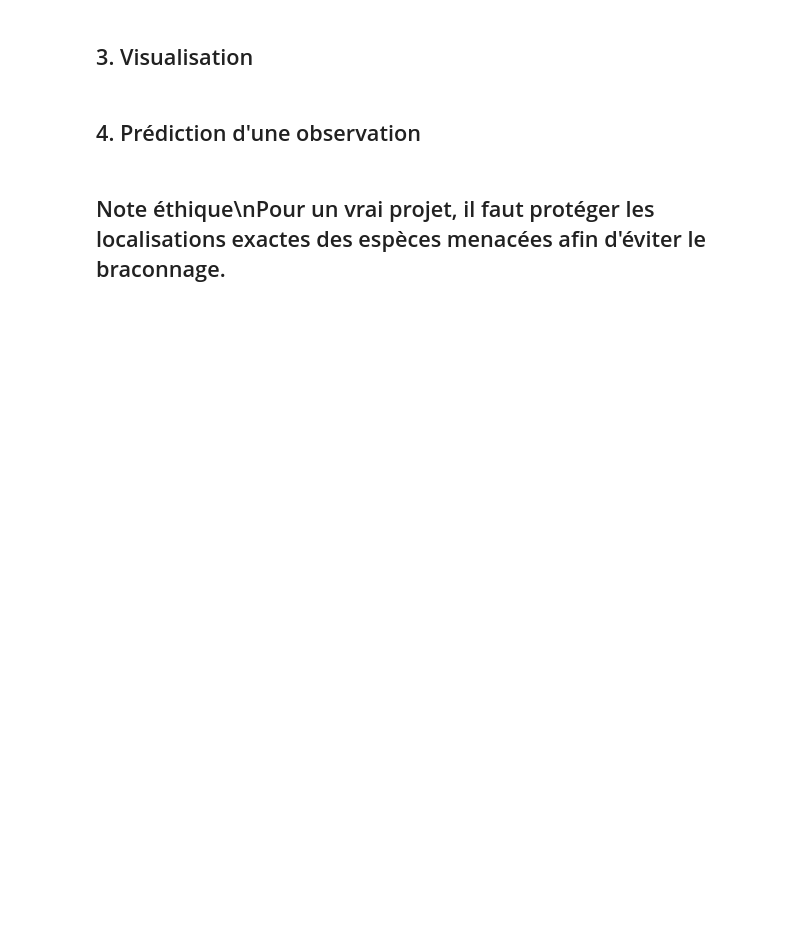
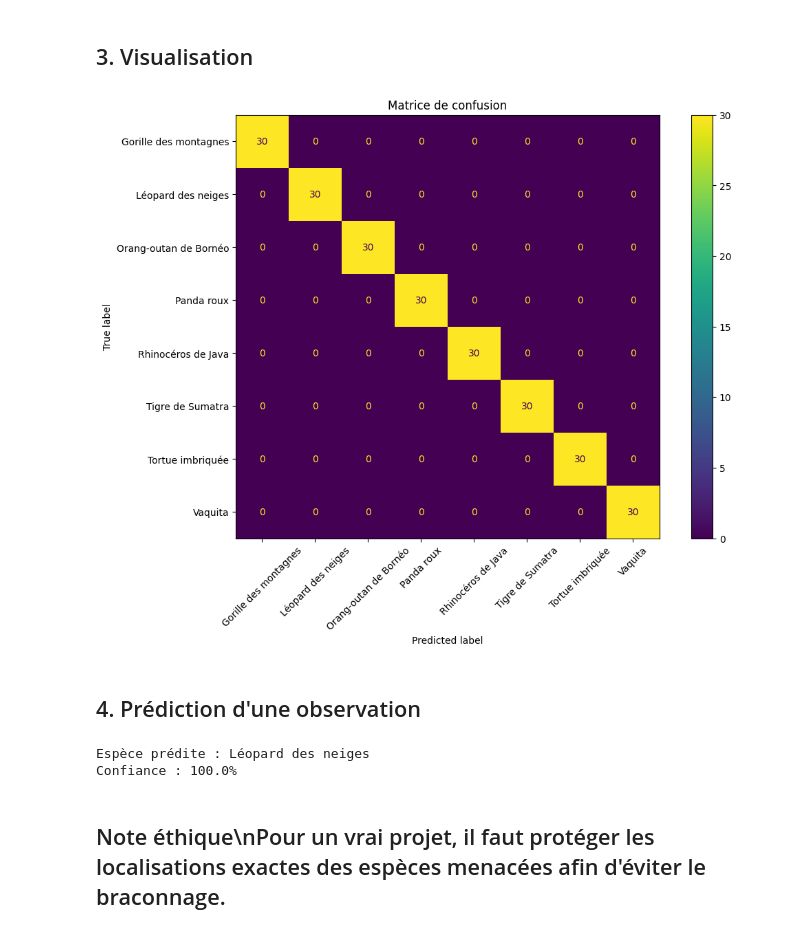
Before and after one commit to stephanietessier/Reconnaissance-des-especes-menacees, a Jupyter notebook: endangered_species_colab_demo.ipynb, the cells around one changed output. Cells and saved outputs as stored; diff of their text form; code cells hidden in the pictures; blank space fills up the shorter version.

```diff
--- a/endangered_species_colab_demo.ipynb
+++ b/endangered_species_colab_demo.ipynb
@@ -11,4 +128,19 @@ profiles = {\n    'Panda roux': ('Himalaya', 'forêt tempérée', 'crépusculair
 # %% [markdown]
 ## 2. Entraînement du modèle
 # %%
-numeric_features = ['body_length_cm', 'weight_kg', 'altitude_m', 'temperature_c']\ncategorical_features = ['region', 'habitat', 'activity', 'visual_pattern', 'threat_level', 'observation_quality']\nX = df[numeric_features + categorical_features]\ny = df['species']\nX_train, X_test, y_train, y_test = train_test_split(X, y, test_size=0.25, random_state=42, stratify=y)\npreprocessor = ColumnTransformer([\n    ('num', StandardScaler(), numeric_features),\n    ('cat', OneHotEncoder(handle_unknown='ignore'), categorical_features),\n])\nmodel = Pipeline([\n    ('preprocessor', preprocessor),\n    ('classifier', RandomForestClassifier(n_estimators=250, random_state=42, class_weight='balanced'))\n])\nmodel.fit(X_train, y_train)\npreds = model.predict(X_test)\nprint(classification_report(y_test, preds))
+numeric_features = ['body_length_cm', 'weight_kg', 'altitude_m', 'temperature_c']
+categorical_features = ['region', 'habitat', 'activity', 'visual_pattern', 'threat_level', 'observation_quality']
+X = df[numeric_features + categorical_features]
+y = df['species']
+X_train, X_test, y_train, y_test = train_test_split(X, y, test_size=0.25, random_state=42, stratify=y)
+preprocessor = ColumnTransformer([
+    ('num', StandardScaler(), numeric_features),
+    ('cat', OneHotEncoder(handle_unknown='ignore'), categorical_features),
+])
+model = Pipeline([
+    ('preprocessor', preprocessor),
+    ('classifier', RandomForestClassifier(n_estimators=250, random_state=42, class_weight='balanced'))
+])
+model.fit(X_train, y_train)
+preds = model.predict(X_test)
+print(classification_report(y_test, preds))
@@ -15,10 +162,37 @@ numeric_features = ['body_length_cm', 'weight_kg', 'altitude_m', 'temperature_c'
 # %% [markdown]
 ## 3. Visualisation
 # %%
-cm = confusion_matrix(y_test, preds, labels=model.classes_)\ndisp = ConfusionMatrixDisplay(confusion_matrix=cm, display_labels=model.classes_)\nfig, ax = plt.subplots(figsize=(12, 8))\ndisp.plot(ax=ax, xticks_rotation=45)\nplt.title('Matrice de confusion')\nplt.show()
+cm = confusion_matrix(y_test, preds, labels=model.classes_)
+disp = ConfusionMatrixDisplay(confusion_matrix=cm, display_labels=model.classes_)
+fig, ax = plt.subplots(figsize=(12, 8))
+disp.plot(ax=ax, xticks_rotation=45)
+plt.title('Matrice de confusion')
+plt.show()
+# %% [output]
+[figure, added]
 # %% [markdown]
 ## 4. Prédiction d'une observation
 # %%
-observation = pd.DataFrame([{\n    'body_length_cm': 185,\n    'weight_kg': 42,\n    'altitude_m': 4200,\n    'temperature_c': 8,\n    'region': 'Asie centrale',\n    'habitat': 'montagne rocheuse',\n    'activity': 'crépusculaire',\n    'visual_pattern': 'rosettes grises',\n    'threat_level': 'vulnérable',\n    'observation_quality': 'bonne',\n}])\nprediction = model.predict(observation)[0]\nconfidence = model.predict_proba(observation).max()\nprint('Espèce prédite :', prediction)\nprint('Confiance :', f'{confidence:.1%}')
+observation = pd.DataFrame([
+    {
+        'body_length_cm': 185,
+        'weight_kg': 42,
+        'altitude_m': 4200,
+        'temperature_c': 8,
+        'region': 'Asie centrale',
+        'habitat': 'montagne rocheuse',
+        'activity': 'crépusculaire',
+        'visual_pattern': 'rosettes grises',
+        'threat_level': 'vulnérable',
+        'observation_quality': 'bonne',
+    }
+])
+prediction = model.predict(observation)[0]
+confidence = model.predict_proba(observation).max()
+print('Espèce prédite :', prediction)
+print('Confiance :', f'{confidence:.1%}')
+# %% [output]
+Espèce prédite : Léopard des neiges
+Confiance : 100.0%
 # %% [markdown]
 ## Note éthique\nPour un vrai projet, il faut protéger les localisations exactes des espèces menacées afin d'éviter le braconnage.
```
Also changed, not shown: parts of 7 cells of this notebook.
